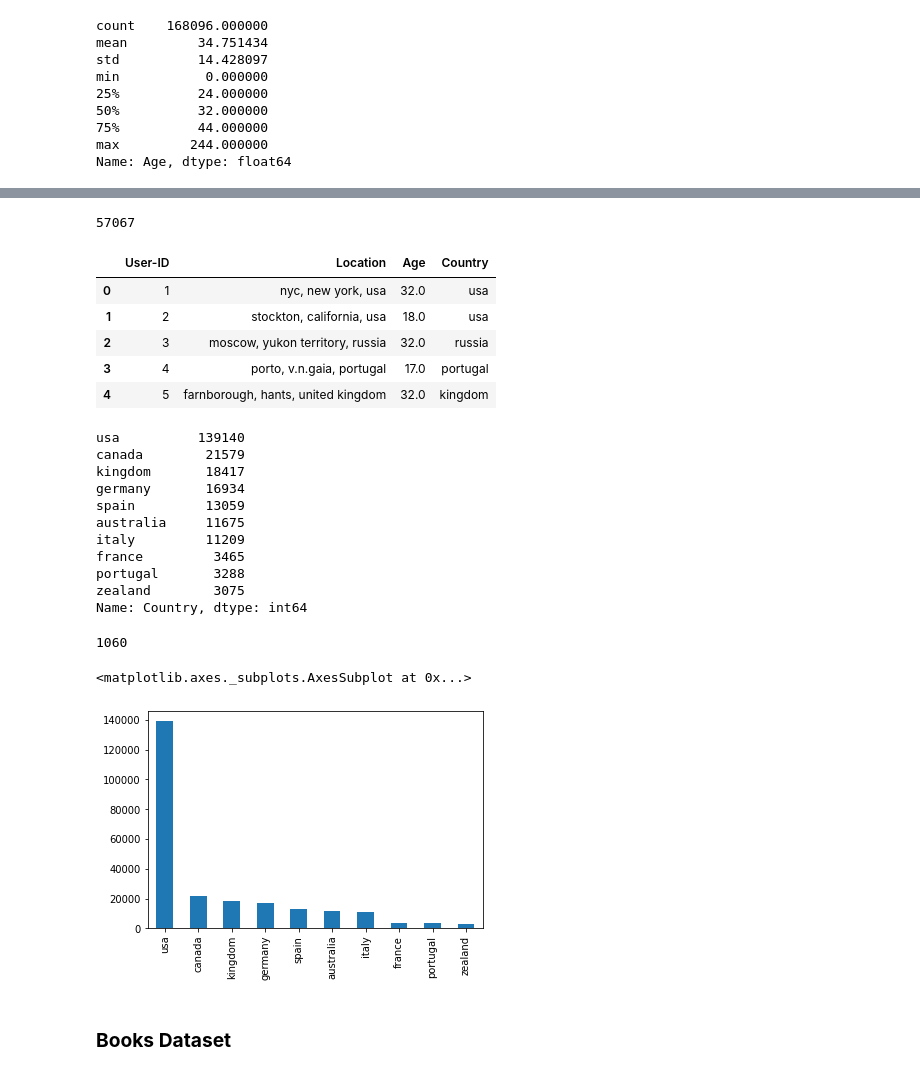
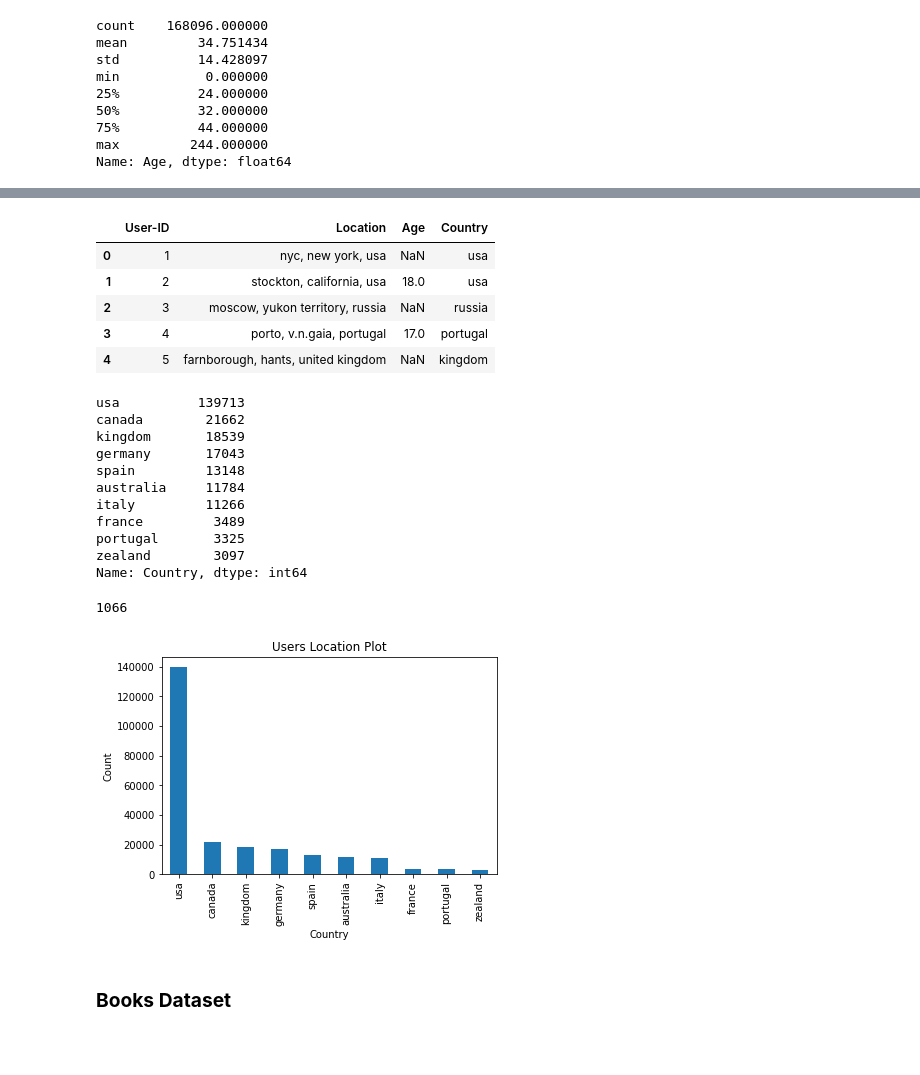
Before and after one commit to disuja7/Book-Recommendation-System, a Jupyter notebook: Book_Recommendation_System.ipynb, the cells around one changed output, grey strips where cells are left out. Drawn from its saved outputs; the diff is of its cells as text; code cells hidden in the pictures; blank space fills up the shorter version.

```diff
--- a/Book_Recommendation_System.ipynb
+++ b/Book_Recommendation_System.ipynb
@@ -196,4 +187,0 @@ plt.show
-# %%
-users_df['Age'].fillna(int(age_df['Age'].median()), inplace=True)
-# %%
-users_df = users_df[(users_df['Age']>=10) & (users_df['Age']<=90)]
@@ -225,5 +188 @@ plt.show()
-# %%
-len(users_df['Location'].unique())
-# %% [output]
-57067
 # %%
@@ -233,34 +191,37 @@ users_df['Country'] =  users_df.apply(lambda row: row['Location'].split()[-1],ax
 users_df.head()
 # %% [output]
 |  | User-ID | Location | Age | Country |
-| 0 | 1 | nyc, new york, usa | 32.0 | usa |
+| 0 | 1 | nyc, new york, usa | NaN | usa |
 | 1 | 2 | stockton, california, usa | 18.0 | usa |
-| 2 | 3 | moscow, yukon territory, russia | 32.0 | russia |
+| 2 | 3 | moscow, yukon territory, russia | NaN | russia |
 | 3 | 4 | porto, v.n.gaia, portugal | 17.0 | portugal |
-| 4 | 5 | farnborough, hants, united kingdom | 32.0 | kingdom |
+| 4 | 5 | farnborough, hants, united kingdom | NaN | kingdom |
 # %%
 users_df['Country'].value_counts().head(10)
 # %% [output]
-usa          139140
-canada        21579
-kingdom       18417
-germany       16934
-spain         13059
-australia     11675
-italy         11209
-france         3465
-portugal       3288
-zealand        3075
+usa          139713
+canada        21662
+kingdom       18539
+germany       17043
+spain         13148
+australia     11784
+italy         11266
+france         3489
+portugal       3325
+zealand        3097
 Name: Country, dtype: int64
 # %%
 len(users_df['Country'].unique())
 # %% [output]
-1060
+1066
 # %%
 users_df['Country'].value_counts().head(10).plot(kind='bar')
+plt.xlabel('Country')
+plt.ylabel('Count')
+plt.title('Users Location Plot')
+plt.show()
 # %% [output]
-<matplotlib.axes._subplots.AxesSubplot at 0x...>
-[figure, old version]
+[figure, new version]
 # %% [markdown]
 ### **Books Dataset**
 # %%
```
Also changed, not shown: parts of 74 cells of this notebook.
